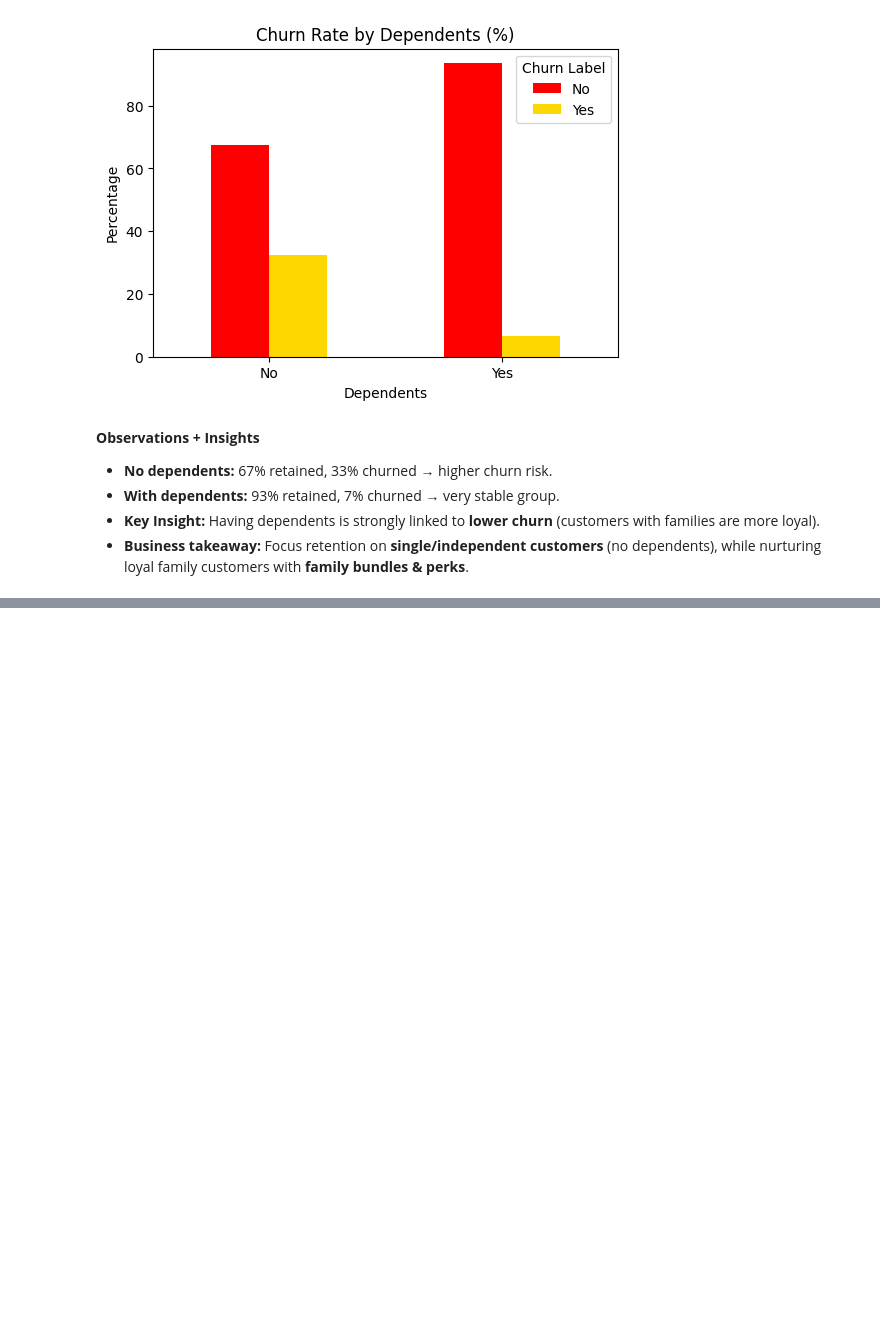
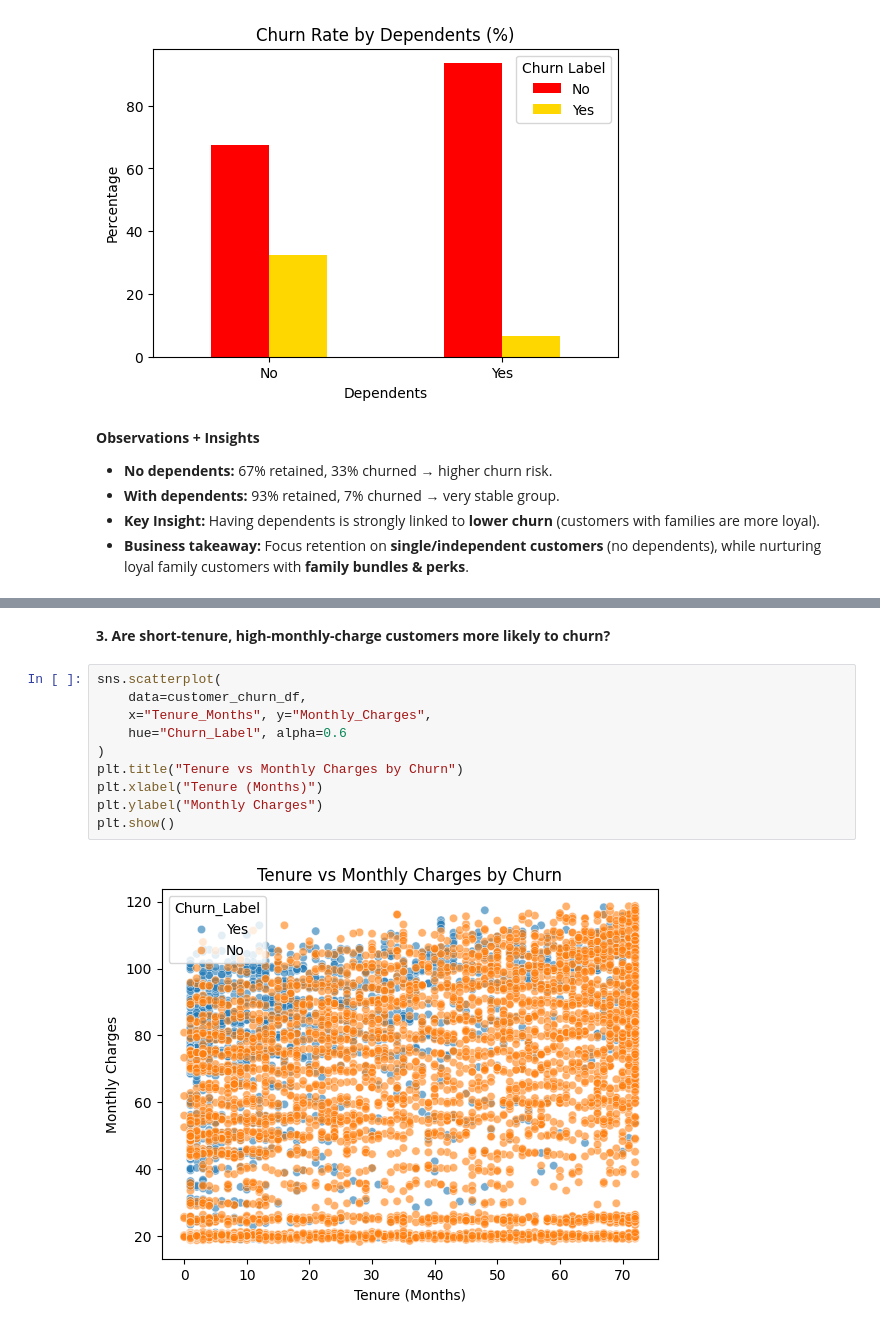
Before and after one commit to mariamkhan04/Telco-Customer-Churn---EDA-and-ML, a Jupyter notebook: customerChurn.ipynb, the cells around one changed output, grey strips where cells are left out. Drawn from its saved outputs; the diff is of its cells as text; blank space fills up the shorter version.

```diff
--- a/customerChurn.ipynb
+++ b/customerChurn.ipynb
@@ -910,0 +1010,14 @@ Yes          93.484942   6.515058
+# %% [markdown]
+**3. Are short-tenure, high-monthly-charge customers more likely to churn?**
+# %%
+sns.scatterplot(
+    data=customer_churn_df,
+    x="Tenure_Months", y="Monthly_Charges",
+    hue="Churn_Label", alpha=0.6
+)
+plt.title("Tenure vs Monthly Charges by Churn")
+plt.xlabel("Tenure (Months)")
+plt.ylabel("Monthly Charges")
+plt.show()
+# %% [output]
+[figure, added]
```
Also changed, not shown: parts of 14 cells of this notebook.
